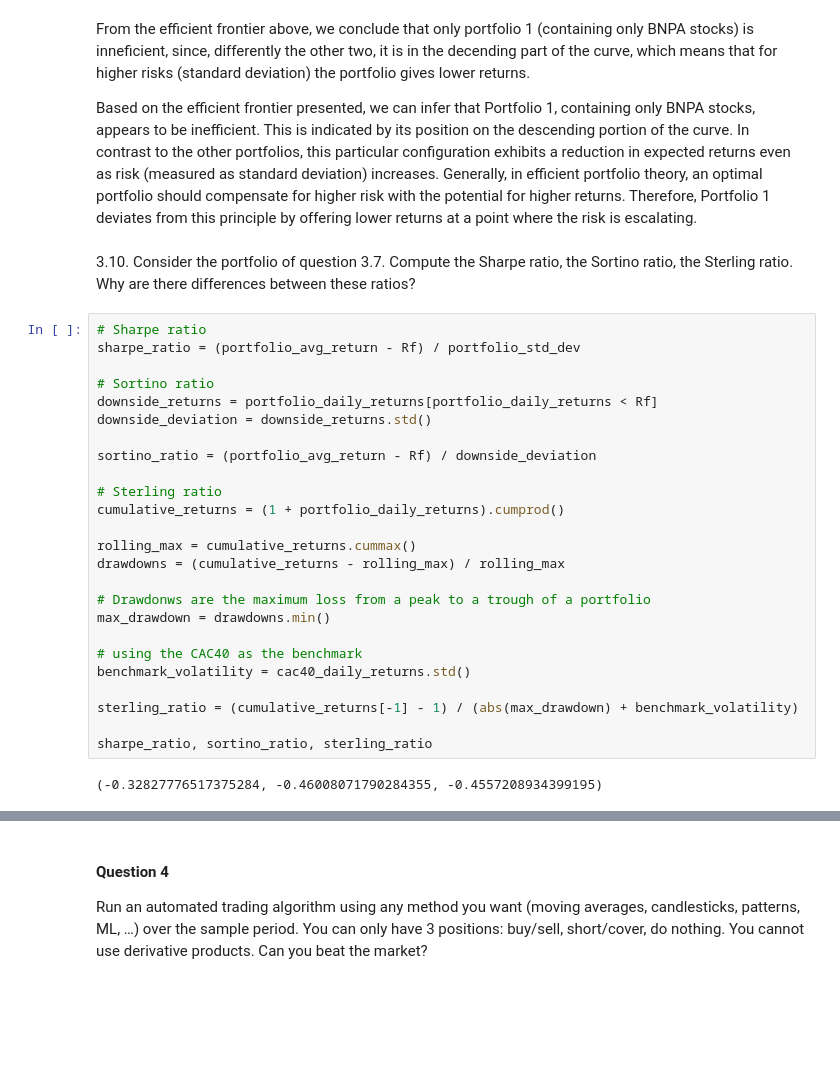
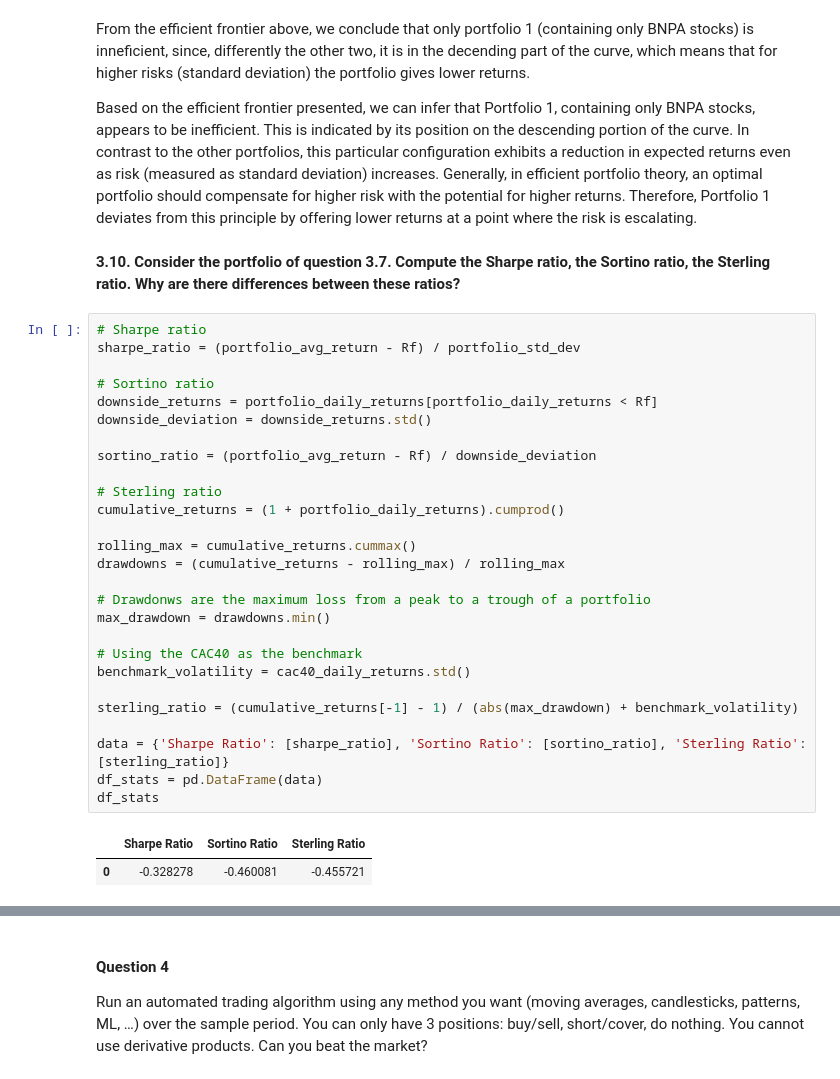
Before and after one commit to yurialvizi/mods205-digital-finance, a Jupyter notebook: project.ipynb, the cells around one changed output, grey strips where cells are left out. Cells and saved outputs as stored; diff of their text form; blank space fills up the shorter version.

```diff
--- a/project.ipynb
+++ b/project.ipynb
@@ -419,32 +418,35 @@ From the efficient frontier above, we conclude that only portfolio 1 (containing
 
 Based on the efficient frontier presented, we can infer that Portfolio 1, containing only BNPA stocks, appears to be inefficient. This is indicated by its position on the descending portion of the curve. In contrast to the other portfolios, this particular configuration exhibits a reduction in expected returns even as risk (measured as standard deviation) increases. Generally, in efficient portfolio theory, an optimal portfolio should compensate for higher risk with the potential for higher returns. Therefore, Portfolio 1 deviates from this principle by offering lower returns at a point where the risk is escalating.
 # %% [markdown]
-3.10. Consider the portfolio of question 3.7. Compute the Sharpe ratio, the Sortino ratio, the
-Sterling ratio. Why are there differences between these ratios?
+**3.10. Consider the portfolio of question 3.7. Compute the Sharpe ratio, the Sortino ratio, the
+Sterling ratio. Why are there differences between these ratios?**
 # %%
 # Sharpe ratio
 sharpe_ratio = (portfolio_avg_return - Rf) / portfolio_std_dev
 
 # Sortino ratio
 downside_returns = portfolio_daily_returns[portfolio_daily_returns < Rf]
 downside_deviation = downside_returns.std()
 
 sortino_ratio = (portfolio_avg_return - Rf) / downside_deviation
 
 # Sterling ratio
 cumulative_returns = (1 + portfolio_daily_returns).cumprod()
 
 rolling_max = cumulative_returns.cummax()
 drawdowns = (cumulative_returns - rolling_max) / rolling_max
 
 # Drawdonws are the maximum loss from a peak to a trough of a portfolio
 max_drawdown = drawdowns.min()
 
-# using the CAC40 as the benchmark
+# Using the CAC40 as the benchmark
 benchmark_volatility = cac40_daily_returns.std()
 
 sterling_ratio = (cumulative_returns[-1] - 1) / (abs(max_drawdown) + benchmark_volatility)
 
-sharpe_ratio, sortino_ratio, sterling_ratio
+data = {'Sharpe Ratio': [sharpe_ratio], 'Sortino Ratio': [sortino_ratio], 'Sterling Ratio': [sterling_ratio]}
+df_stats = pd.DataFrame(data)
+df_stats
 # %% [output]
-(-0.32827776517375284, -0.46008071790284355, -0.4557208934399195)
+|  | Sharpe Ratio | Sortino Ratio | Sterling Ratio |
+| 0 | -0.328278 | -0.460081 | -0.455721 |
```
Also changed, not shown: parts of 9 cells of this notebook.
